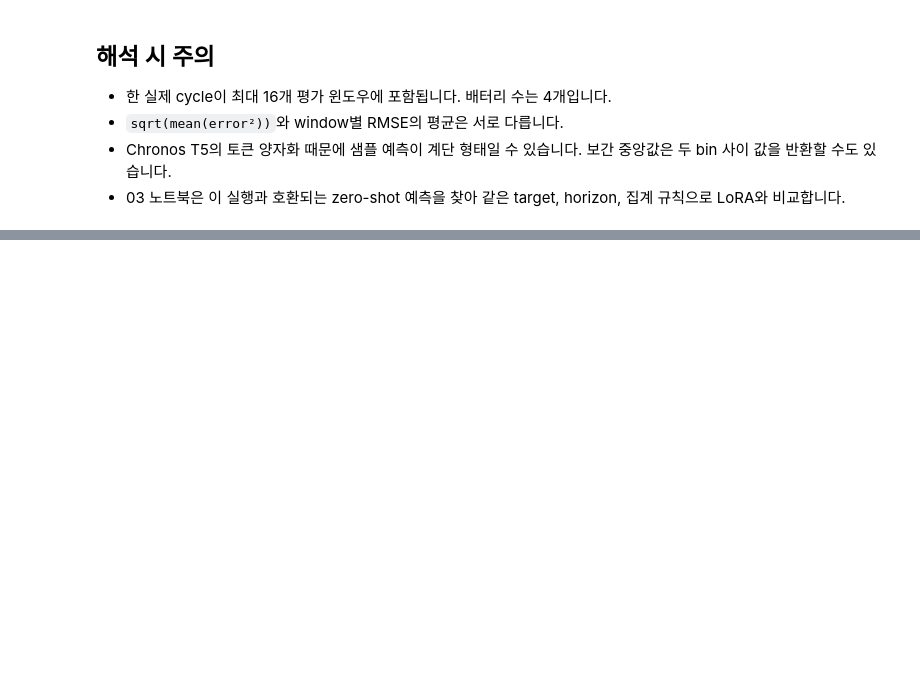
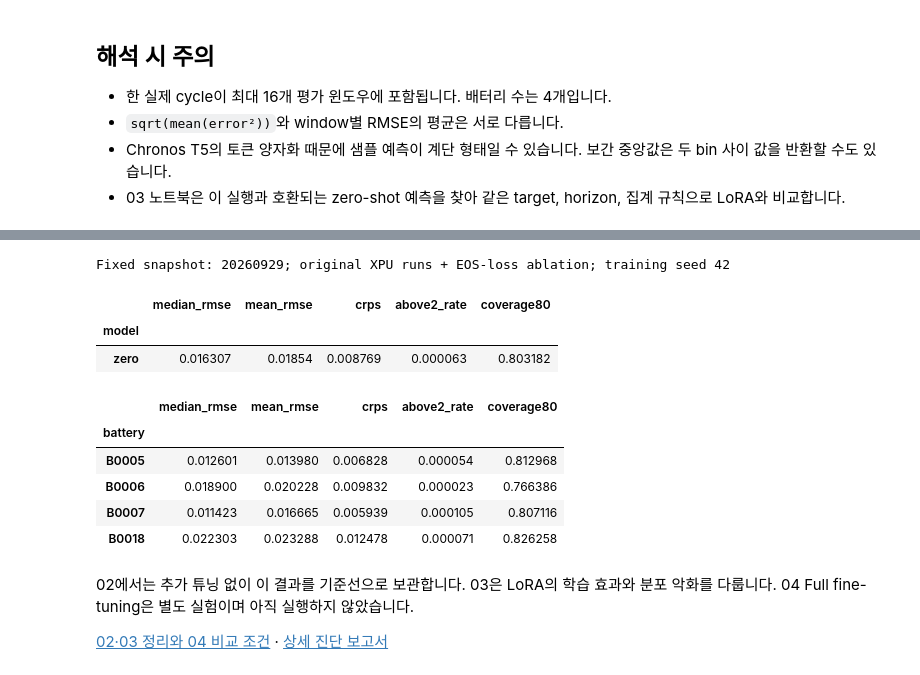
Before and after one commit to HongyeopYun/chronos-battery-soh, a Jupyter notebook: notebooks/02_chronos_zeroshot.ipynb, the cells around one changed output, grey strips where cells are left out. Cells and saved outputs as stored; diff of their text form; code cells hidden in the pictures; blank space fills up the shorter version.

```diff
--- a/notebooks/02_chronos_zeroshot.ipynb
+++ b/notebooks/02_chronos_zeroshot.ipynb
@@ -125,0 +134,28 @@ plt.show()
+# %%
+DIAGNOSIS = PROJECT_ROOT / "results" / "diagnostics" / "20260929"
+diagnostic_metrics = pd.read_csv(DIAGNOSIS / "seed_confirmation" / "metrics.csv")
+keys = ["model", "battery", "inference_seed"]
+assert len(diagnostic_metrics) == 36 and not diagnostic_metrics.duplicated(keys).any()
+assert set(diagnostic_metrics["inference_seed"]) == {42, 43, 44}
+score_columns = ["median_rmse", "mean_rmse", "crps", "above2_rate", "coverage80"]
+# First average inference seeds, then give the four batteries equal weight.
+diagnostic_battery = diagnostic_metrics.groupby(["model", "battery"])[score_columns].mean()
+diagnostic_macro = diagnostic_battery.groupby(level="model").mean()
+print("Fixed snapshot: 20260929; original XPU runs + EOS-loss ablation; training seed 42")
+display(diagnostic_macro.loc[["zero"]].round(6))
+display(diagnostic_battery.xs("zero", level="model").round(6))
+# %% [output]
+Fixed snapshot: 20260929; original XPU runs + EOS-loss ablation; training seed 42
+|  | median_rmse | mean_rmse | crps | above2_rate | coverage80 |
+| model |  |  |  |  |  |
+| zero | 0.016307 | 0.01854 | 0.008769 | 0.000063 | 0.803182 |
+|  | median_rmse | mean_rmse | crps | above2_rate | coverage80 |
+| battery |  |  |  |  |  |
+| B0005 | 0.012601 | 0.013980 | 0.006828 | 0.000054 | 0.812968 |
+| B0006 | 0.018900 | 0.020228 | 0.009832 | 0.000023 | 0.766386 |
+| B0007 | 0.011423 | 0.016665 | 0.005939 | 0.000105 | 0.807116 |
+| B0018 | 0.022303 | 0.023288 | 0.012478 | 0.000071 | 0.826258 |
+# %% [markdown]
+02에서는 추가 튜닝 없이 이 결과를 기준선으로 보관합니다. 03은 LoRA의 학습 효과와 분포 악화를 다룹니다. 04 Full fine-tuning은 별도 실험이며 아직 실행하지 않았습니다.
+
+[02·03 정리와 04 비교 조건](../docs/02_03_closeout.md) · [상세 진단 보고서](../results/diagnostics/20260929/diagnosis.md)
```
Also changed, not shown: parts of 3 cells of this notebook, 4 other files.
